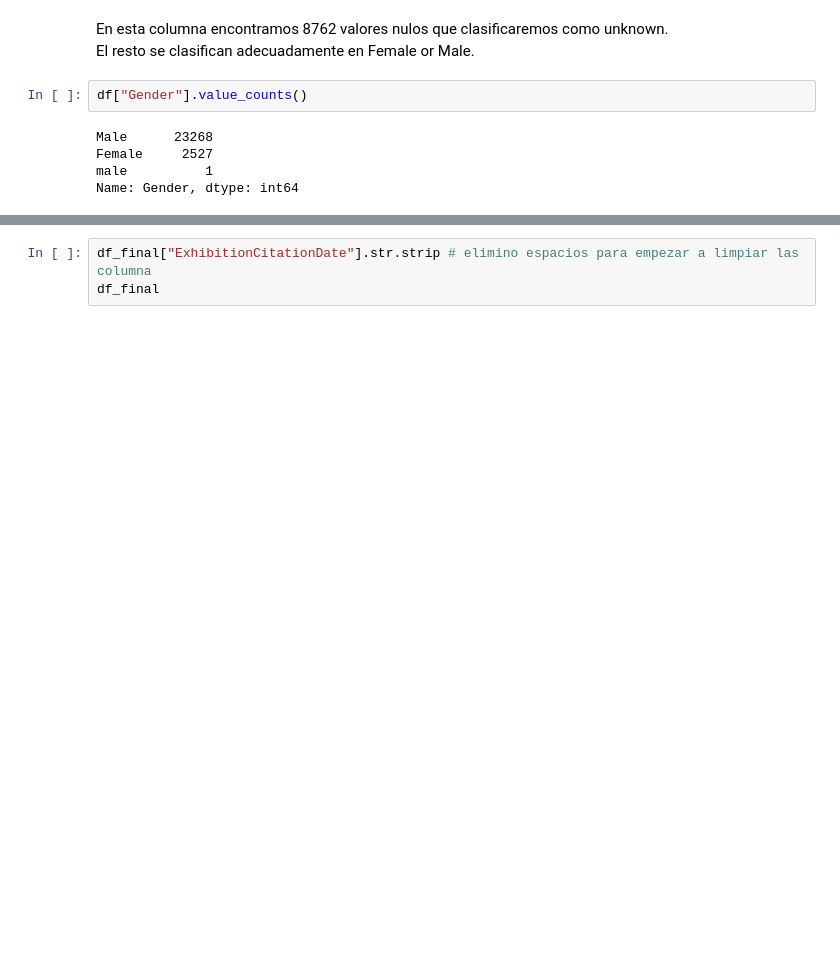
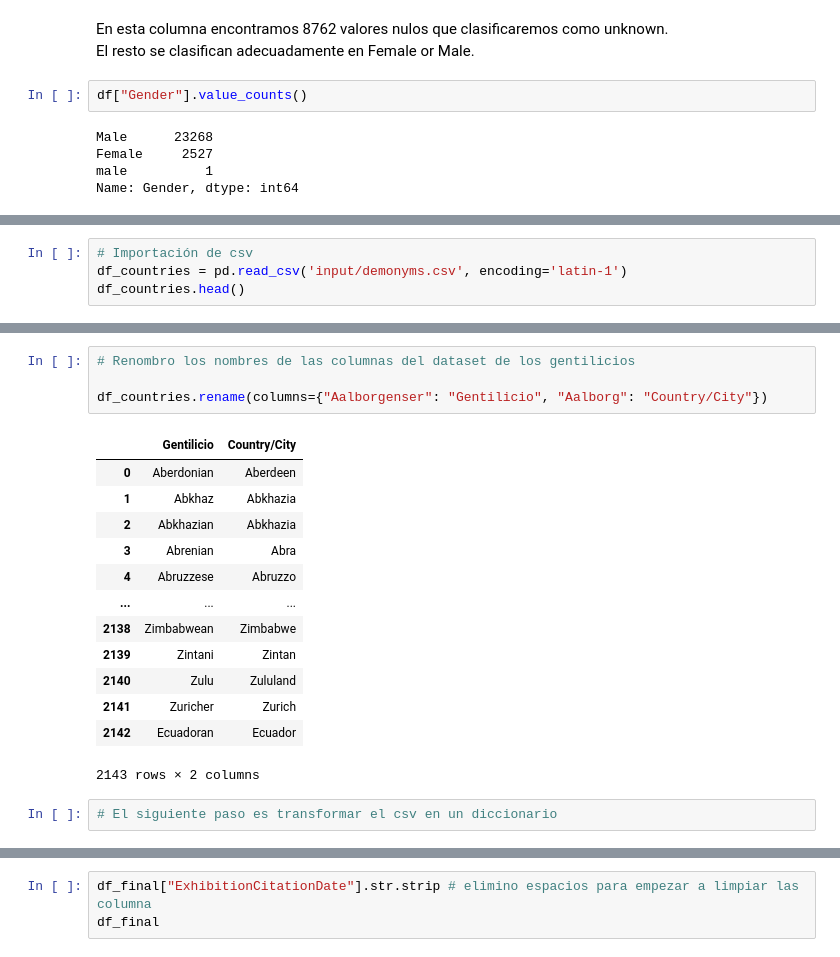
Before and after one commit to PaulaNuno/ironhack-final-project, a Jupyter notebook: exploring_dataset.ipynb, the cells around one changed output, grey strips where cells are left out. Cells and saved outputs as stored; diff of their text form; blank space fills up the shorter version.

```diff
--- a/exploring_dataset.ipynb
+++ b/exploring_dataset.ipynb
@@ -209,0 +129,4 @@ df_final.shape
+# %%
+# Importación de csv
+df_countries = pd.read_csv('input/demonyms.csv', encoding='latin-1')
+df_countries.head()
@@ -209,0 +140,20 @@ df_final.shape
+# %%
+# Renombro los nombres de las columnas del dataset de los gentilicios
+
+df_countries.rename(columns={"Aalborgenser": "Gentilicio", "Aalborg": "Country/City"})
+# %% [output]
+|  | Gentilicio | Country/City |
+| 0 | Aberdonian | Aberdeen |
+| 1 | Abkhaz | Abkhazia |
+| 2 | Abkhazian | Abkhazia |
+| 3 | Abrenian | Abra |
+| 4 | Abruzzese | Abruzzo |
+| ... | ... | ... |
+| 2138 | Zimbabwean | Zimbabwe |
+| 2139 | Zintani | Zintan |
+| 2140 | Zulu | Zululand |
+| 2141 | Zuricher | Zurich |
+| 2142 | Ecuadoran | Ecuador |
+2143 rows × 2 columns
+# %%
+# El siguiente paso es transformar el csv en un diccionario
```
Also changed, not shown: parts of 35 cells of this notebook.
